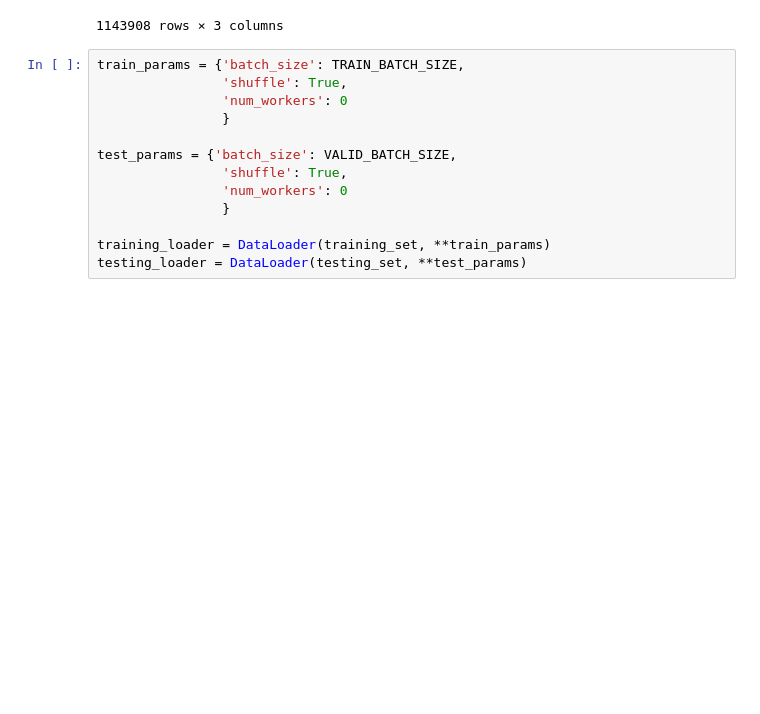
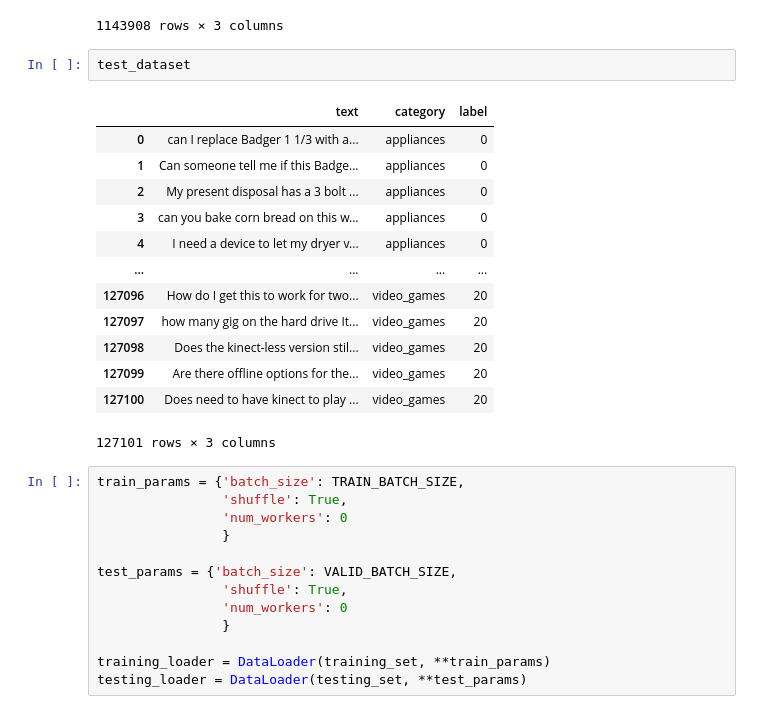
Before and after one commit to mrivantan/ga-capstone, a Jupyter notebook: notebook/codes/03C_ProductCategory_Distilbert_Multiclass.ipynb, the cells around one changed output. Cells and saved outputs as stored; diff of their text form; blank space fills up the shorter version.

```diff
--- a/notebook/codes/03C_ProductCategory_Distilbert_Multiclass.ipynb
+++ b/notebook/codes/03C_ProductCategory_Distilbert_Multiclass.ipynb
@@ -122,6 +122,22 @@ train_dataset
 | 1143906 | DRM? Hi, Does anyone know what DR... | video_games | 20 |
 | 1143907 | What do you use it for? Serf the ... | electronics | 7 |
 1143908 rows × 3 columns
+# %%
+test_dataset
+# %% [output]
+|  | text | category | label |
+| 0 | can I replace Badger 1 1/3 with a... | appliances | 0 |
+| 1 | Can someone tell me if this Badge... | appliances | 0 |
+| 2 | My present disposal has a 3 bolt ... | appliances | 0 |
+| 3 | can you bake corn bread on this w... | appliances | 0 |
+| 4 | I need a device to let my dryer v... | appliances | 0 |
+| ... | ... | ... | ... |
+| 127096 | How do I get this to work for two... | video_games | 20 |
+| 127097 | how many gig on the hard drive It... | video_games | 20 |
+| 127098 | Does the kinect-less version stil... | video_games | 20 |
+| 127099 | Are there offline options for the... | video_games | 20 |
+| 127100 | Does need to have kinect to play ... | video_games | 20 |
+127101 rows × 3 columns
 # %%
 train_params = {'batch_size': TRAIN_BATCH_SIZE,
                 'shuffle': True,
```
Also changed, not shown: parts of 8 cells of this notebook, 3 other files.
